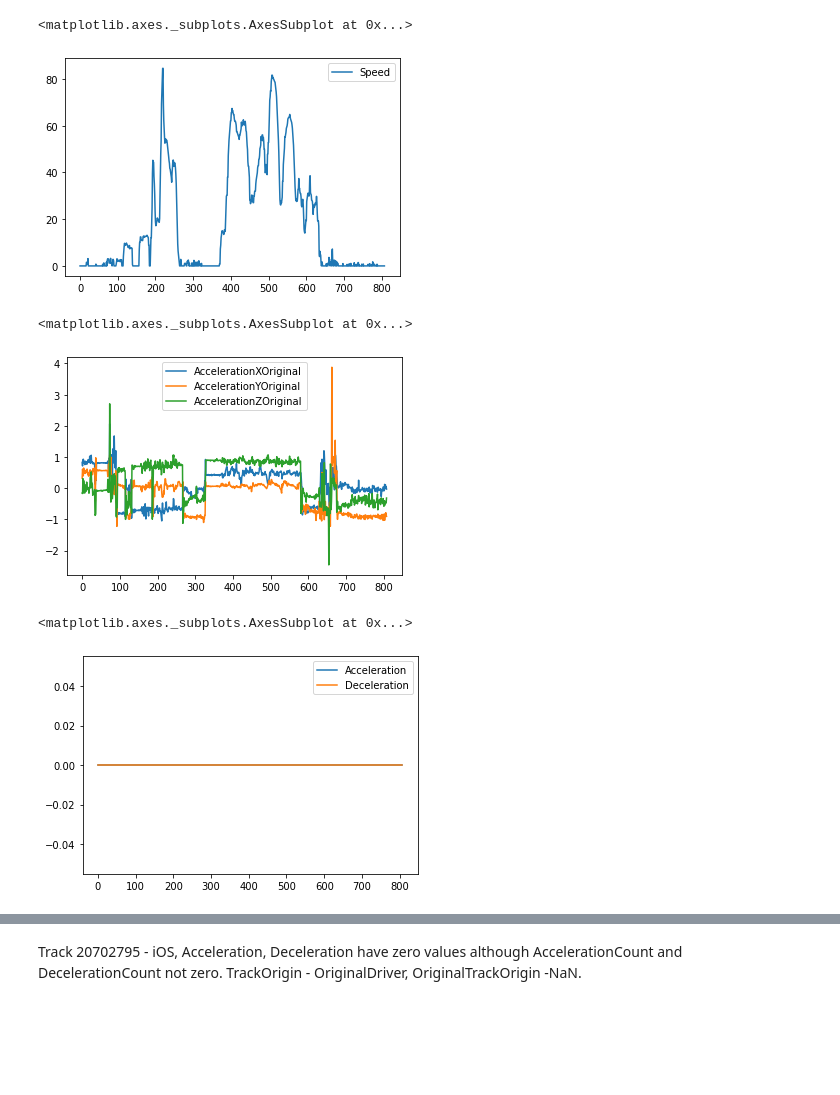
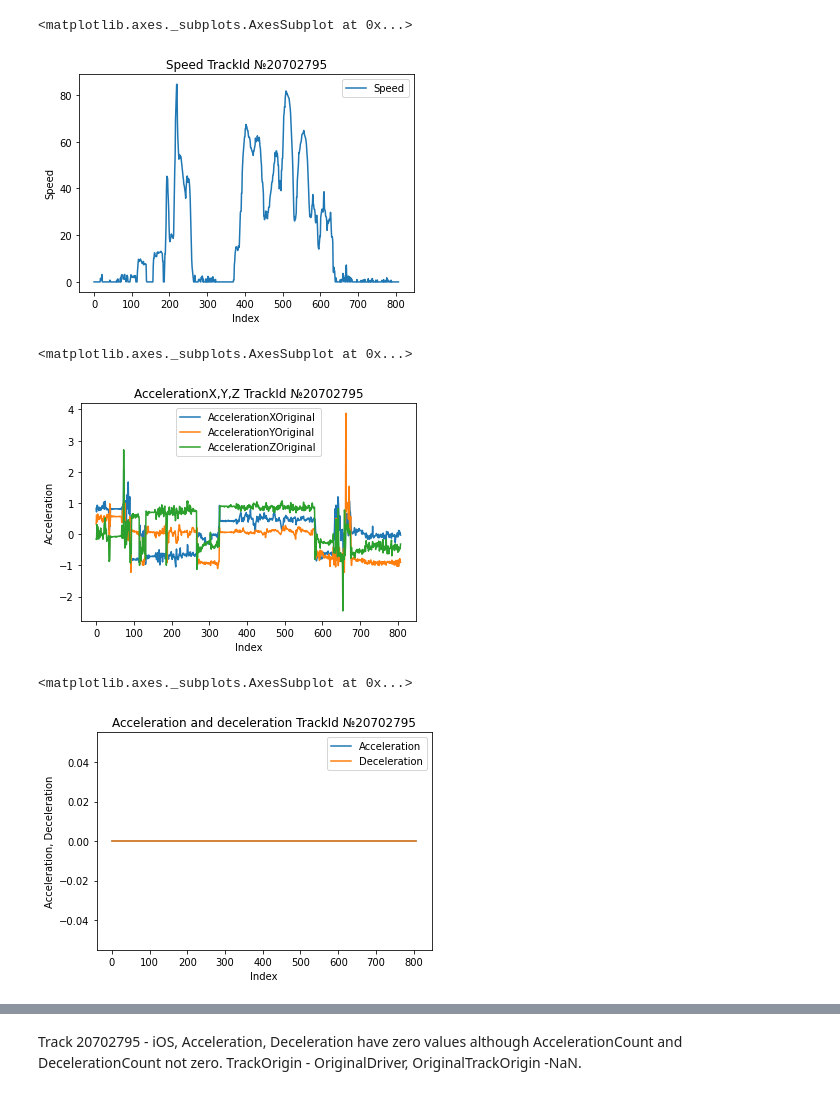
Before and after one commit to Cepera90/test, a Jupyter notebook: test_1_2.ipynb, the cells around one changed output, grey strips where cells are left out. Drawn from its saved outputs; the diff is of its cells as text; code cells hidden in the pictures; blank space fills up the shorter version.

```diff
--- a/test_1_2.ipynb
+++ b/test_1_2.ipynb
@@ -26,20 +26,23 @@ TP_OS = pd.merge(TP, ID_OS, on='IncomingTrackId')
 # %%
 # iOS track 20702795
 TP_iOS_20702795 = TP_OS.query("IncomingTrackId == 20702795")
-TP_iOS_20702795.loc[:,['Speed']].plot()
+TP_iOS_20702795.loc[:,['Speed','PointDate']].plot(title='Speed TrackId №20702795',
+                                                  xlabel='Index', ylabel='Speed')
 # %% [output]
 <matplotlib.axes._subplots.AxesSubplot at 0x...>
-[figure, old version]
+[figure, new version]
 # %%
-TP_iOS_20702795.loc[:,['AccelerationXOriginal','AccelerationYOriginal','AccelerationZOriginal']].plot()
+TP_iOS_20702795.loc[:,['AccelerationXOriginal','AccelerationYOriginal','AccelerationZOriginal']].plot(title='AccelerationX,Y,Z TrackId №20702795',
+                                                  xlabel='Index', ylabel='Acceleration')
 # %% [output]
 <matplotlib.axes._subplots.AxesSubplot at 0x...>
-[figure, old version]
+[figure, new version]
 # %%
-TP_iOS_20702795.loc[:,['Acceleration','Deceleration']].plot()
+TP_iOS_20702795.loc[:,['Acceleration','Deceleration']].plot(title='Acceleration and deceleration TrackId №20702795',
+                                                  xlabel='Index', ylabel='Acceleration, Deceleration')
 # %% [output]
 <matplotlib.axes._subplots.AxesSubplot at 0x...>
-[figure, old version]
+[figure, new version]
 # %%
 RT.query("IncomingTrackId == 20702795")
 # %% [output]
```
Also changed, not shown: parts of 9 cells of this notebook.
